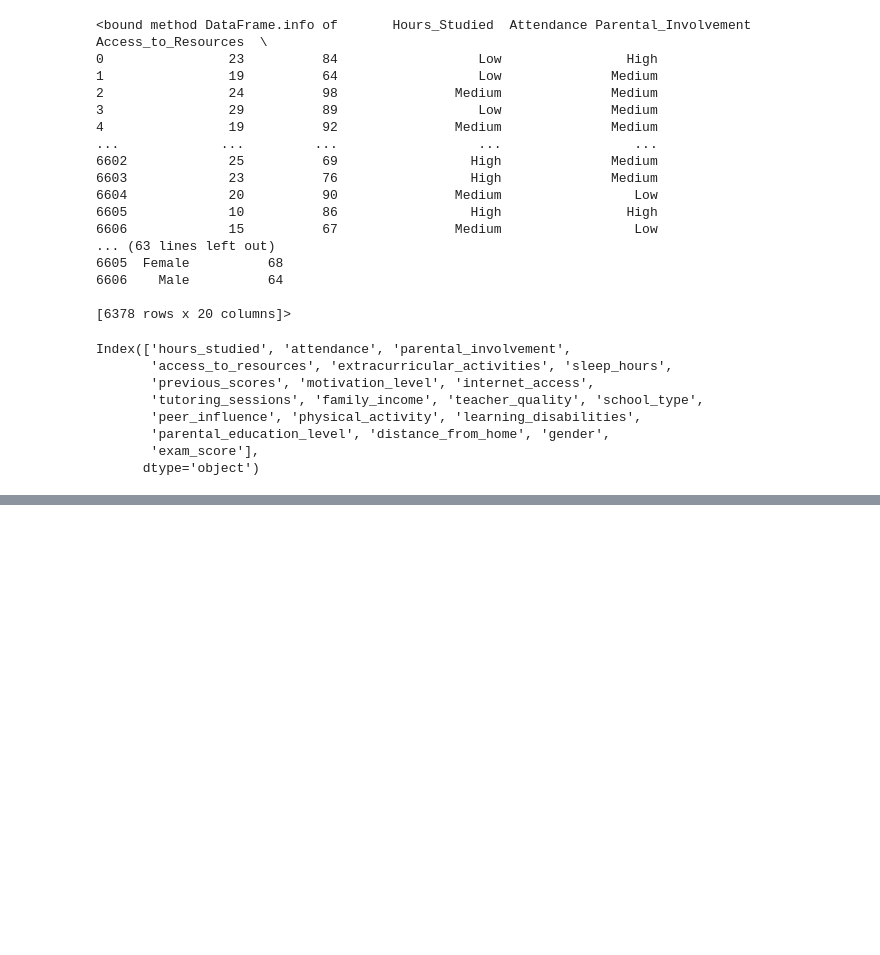
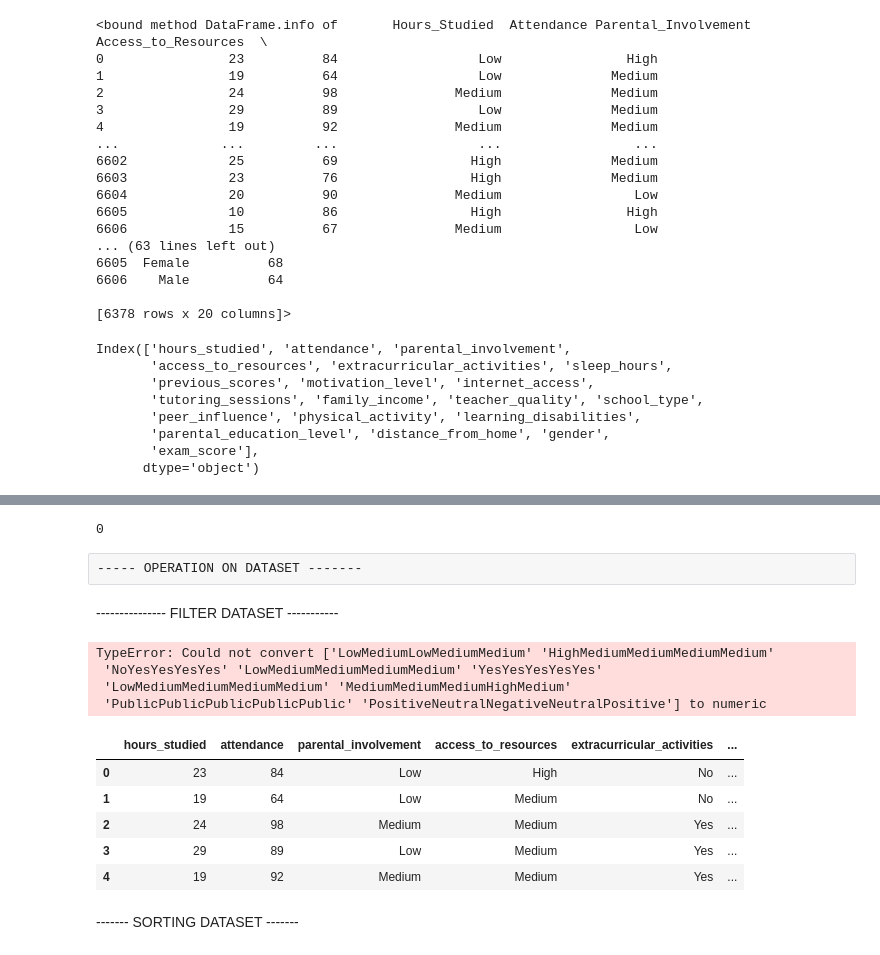
Before and after one commit to 17neerajkr/StudentPerformanceanalysis, a Jupyter notebook: StudentReport analysis.ipynb, the cells around one changed output, grey strips where cells are left out. Saved outputs shown, nothing was run; the diff lists cells and outputs as text; code cells hidden in the pictures; blank space fills up the shorter version.

```diff
--- a/StudentReport analysis.ipynb
+++ b/StudentReport analysis.ipynb
@@ -302,3 +302,5 @@ Index(['hours_studied', 'attendance', 'parental_involvement',
        'parental_education_level', 'distance_from_home', 'gender',
        'exam_score'],
       dtype='object')
+# %%
+df = df.rename(columns ={ "exam_score" : "report_card"})
@@ -304,0 +318,3 @@ Index(['hours_studied', 'attendance', 'parental_involvement',
+# %%
+# remove spaces from column names
+df.columns = df.columns.str.replace(" ", "_")
@@ -304,0 +360,2 @@ Index(['hours_studied', 'attendance', 'parental_involvement',
+# %%
+df["learning_disabilities"] = pd.to_numeric(df["learning_disabilities"])
@@ -304,0 +426,26 @@ Index(['hours_studied', 'attendance', 'parental_involvement',
+# %%
+df.duplicated().sum()
+# %% [output]
+0
+# %% [raw]
+----- OPERATION ON DATASET -------
+# %% [markdown]
+--------------- FILTER DATASET -----------
+# %%
+df[df["attendance"] > 80 ] .head(5) .mean().round(2)
+# %% [output]
+TypeError: Could not convert ['LowMediumLowMediumMedium' 'HighMediumMediumMediumMedium'
+ 'NoYesYesYesYes' 'LowMediumMediumMediumMedium' 'YesYesYesYesYes'
+ 'LowMediumMediumMediumMedium' 'MediumMediumMediumHighMedium'
+ 'PublicPublicPublicPublicPublic' 'PositiveNeutralNegativeNeutralPositive'] to numeric
+# %%
+df.head()
+# %% [output]
+|  | hours_studied | attendance | parental_involvement | access_to_resources | extracurricular_activities | ... |
+| 0 | 23 | 84 | Low | High | No | ... |
+| 1 | 19 | 64 | Low | Medium | No | ... |
+| 2 | 24 | 98 | Medium | Medium | Yes | ... |
+| 3 | 29 | 89 | Low | Medium | Yes | ... |
+| 4 | 19 | 92 | Medium | Medium | Yes | ... |
+# %% [markdown]
+------- SORTING DATASET -------
```
Also changed, not shown: parts of 36 cells of this notebook.
